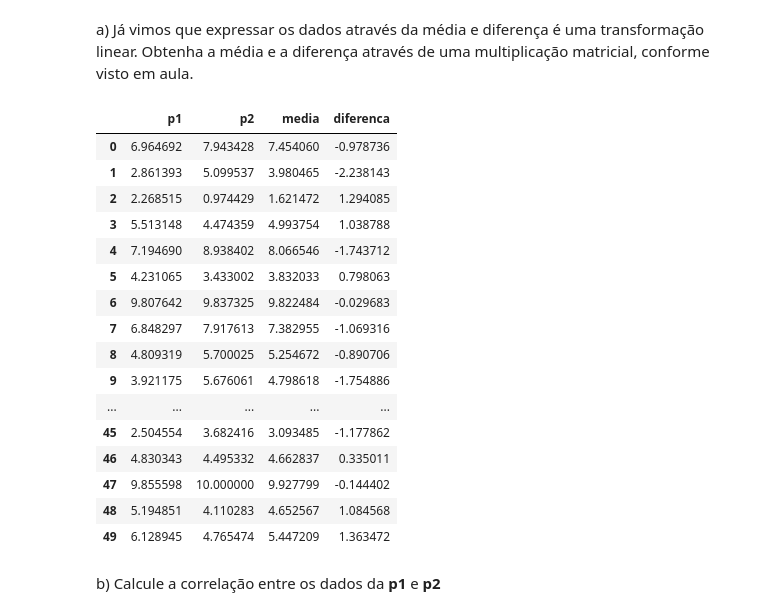
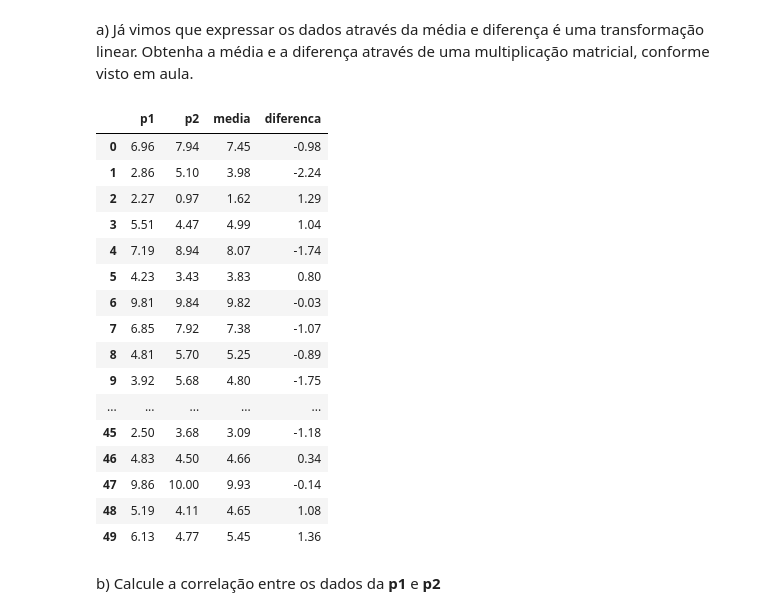
Before and after one commit to VictorLABR/stained-glass-project, a Jupyter notebook: VictorL_TAREFA 26 (pt.1).ipynb, the cells around one changed output. Cells and saved outputs as stored; diff of their text form; code cells hidden in the pictures.

```diff
--- a/VictorL_TAREFA 26 (pt.1).ipynb
+++ b/VictorL_TAREFA 26 (pt.1).ipynb
@@ -39,30 +39,30 @@ a) Já vimos que expressar os dados através da média e diferença é uma trans
 # %%
 # Convertendo e transpondo dataframe para uso do Numpy
 matriz_dados = df.to_numpy().T
 
 # Calculando a média e a diferença usando multiplicação matricial
 df['media'] = np.dot(np.array([[0.5, 0.5]]), matriz_dados).flatten() # flatten é um análogo ao ravel()
 df['diferenca'] = np.dot(np.array([[1, -1]]), matriz_dados).flatten()
 
-df
+df.style.format(precision=2)
 # %% [output]
 |  | p1 | p2 | media | diferenca |
-| 0 | 6.964692 | 7.943428 | 7.454060 | -0.978736 |
-| 1 | 2.861393 | 5.099537 | 3.980465 | -2.238143 |
-| 2 | 2.268515 | 0.974429 | 1.621472 | 1.294085 |
-| 3 | 5.513148 | 4.474359 | 4.993754 | 1.038788 |
-| 4 | 7.194690 | 8.938402 | 8.066546 | -1.743712 |
-| 5 | 4.231065 | 3.433002 | 3.832033 | 0.798063 |
-| 6 | 9.807642 | 9.837325 | 9.822484 | -0.029683 |
-| 7 | 6.848297 | 7.917613 | 7.382955 | -1.069316 |
-| 8 | 4.809319 | 5.700025 | 5.254672 | -0.890706 |
-| 9 | 3.921175 | 5.676061 | 4.798618 | -1.754886 |
+| 0 | 6.96 | 7.94 | 7.45 | -0.98 |
+| 1 | 2.86 | 5.10 | 3.98 | -2.24 |
+| 2 | 2.27 | 0.97 | 1.62 | 1.29 |
+| 3 | 5.51 | 4.47 | 4.99 | 1.04 |
+| 4 | 7.19 | 8.94 | 8.07 | -1.74 |
+| 5 | 4.23 | 3.43 | 3.83 | 0.80 |
+| 6 | 9.81 | 9.84 | 9.82 | -0.03 |
+| 7 | 6.85 | 7.92 | 7.38 | -1.07 |
+| 8 | 4.81 | 5.70 | 5.25 | -0.89 |
+| 9 | 3.92 | 5.68 | 4.80 | -1.75 |
 | ... | ... | ... | ... | ... |
-| 45 | 2.504554 | 3.682416 | 3.093485 | -1.177862 |
-| 46 | 4.830343 | 4.495332 | 4.662837 | 0.335011 |
-| 47 | 9.855598 | 10.000000 | 9.927799 | -0.144402 |
-| 48 | 5.194851 | 4.110283 | 4.652567 | 1.084568 |
-| 49 | 6.128945 | 4.765474 | 5.447209 | 1.363472 |
+| 45 | 2.50 | 3.68 | 3.09 | -1.18 |
+| 46 | 4.83 | 4.50 | 4.66 | 0.34 |
+| 47 | 9.86 | 10.00 | 9.93 | -0.14 |
+| 48 | 5.19 | 4.11 | 4.65 | 1.08 |
+| 49 | 6.13 | 4.77 | 5.45 | 1.36 |
 # %% [markdown]
 b) Calcule a correlação entre os dados da **p1** e **p2**
 # %%
```
Also changed, not shown: parts of 1 cell of this notebook.
